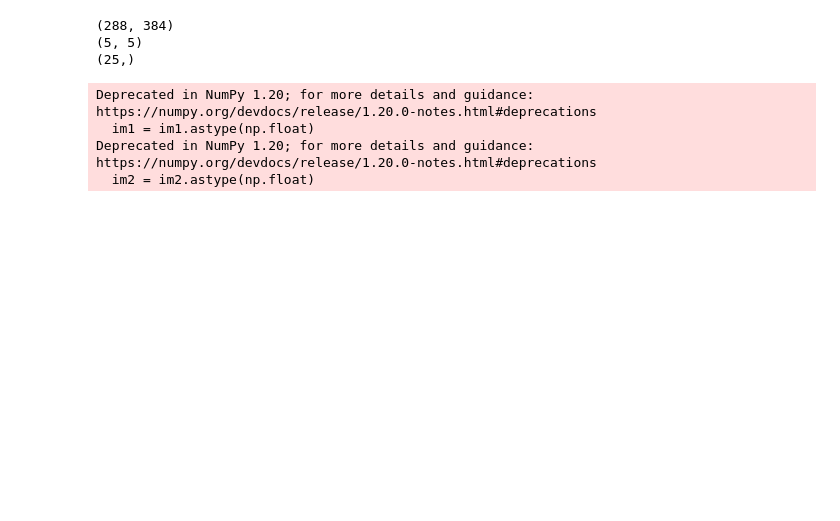
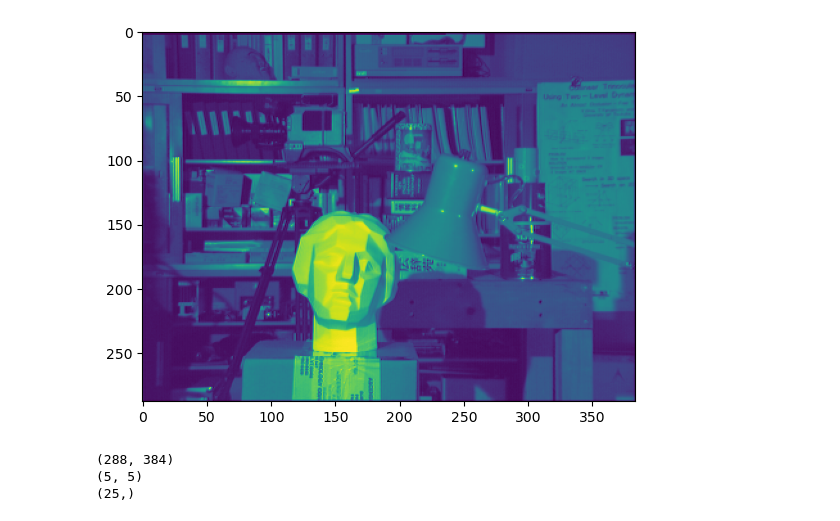
Before and after one commit to SawyerRen/ECE549, a Jupyter notebook: mp5/p2.ipynb, the cells around one changed output. Cells and saved outputs as stored; diff of their text form; code cells hidden in the pictures; blank space fills up the shorter version.

```diff
--- a/mp5/p2.ipynb
+++ b/mp5/p2.ipynb
@@ -8,36 +8,40 @@ d = 15  # disparity range
 m = 'ssd'  # matching function: ssd, sad, nc
 # %%
 import cv2
+import matplotlib.pyplot as plt
+from PIL import Image
+
 # file = 'moebius'
 file = 'tsukuba'
 if file == 'moebius':
     file1 = 'moebius1.png'
     file2 = 'moebius2.png'
 else:
     file1 = 'tsukuba1.jpg'
     file2 = 'tsukuba2.jpg'
 
+file_name1 = 'data/{}'.format(file1)
+file_name2 = 'data/{}'.format(file2)
+# I = Image.open(file_name1)
+# plt.imshow(I)
 
-im1 = cv2.imread('data/{}'.format(file1))
-im1 = cv2.cvtColor(im1, cv2.COLOR_RGB2GRAY)
-im1 = im1.astype(float)
-im2 = cv2.imread('data/{}'.format(file2))
-im2 = cv2.cvtColor(im2, cv2.COLOR_RGB2GRAY)
+im1 = cv2.imread(file_name1, 0)
+# im1 = cv2.cvtColor(im1, cv2.COLOR_BGR2GRAY)
+plt.imshow(im1)
+plt.show()
+im2 = cv2.imread(file_name2, 0)
+# im2 = cv2.cvtColor(im2, cv2.COLOR_BGR2GRAY)
 im2 = im2.astype(float)
-
 
 r, c = im1.shape
 print(im1.shape)
 print(im1[0:5, 0:5].shape)
 print(np.array(im1[0:5, 0:5]).flatten().shape)
 # %% [output]
+[figure, added]
 (288, 384)
 (5, 5)
 (25,)
-Deprecated in NumPy 1.20; for more details and guidance: https://numpy.org/devdocs/release/1.20.0-notes.html#deprecations
-  im1 = im1.astype(np.float)
-Deprecated in NumPy 1.20; for more details and guidance: https://numpy.org/devdocs/release/1.20.0-notes.html#deprecations
-  im2 = im2.astype(np.float)
 # %%
 start_row = int(w / 2)
 end_row = r - int(w / 2)
```
Also changed, not shown: parts of 3 cells of this notebook, 10 other files.
